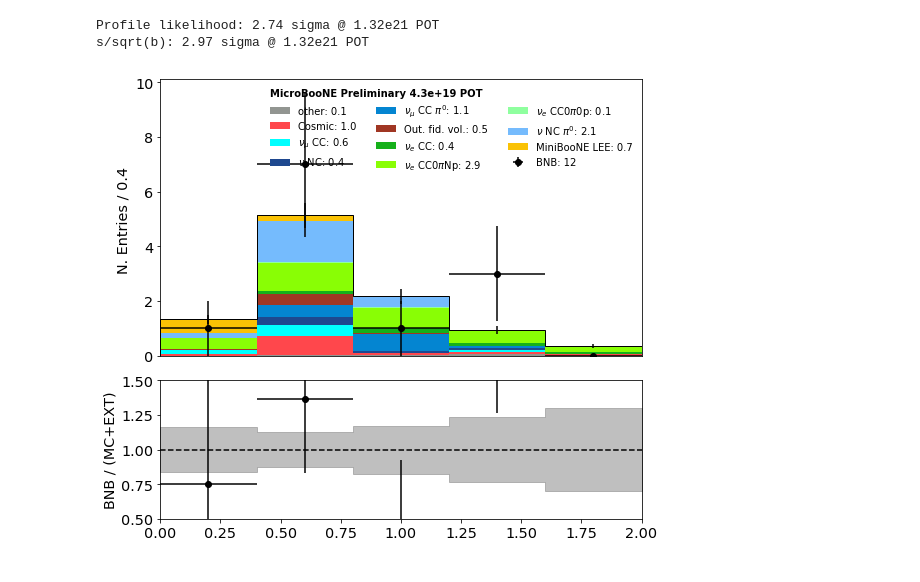
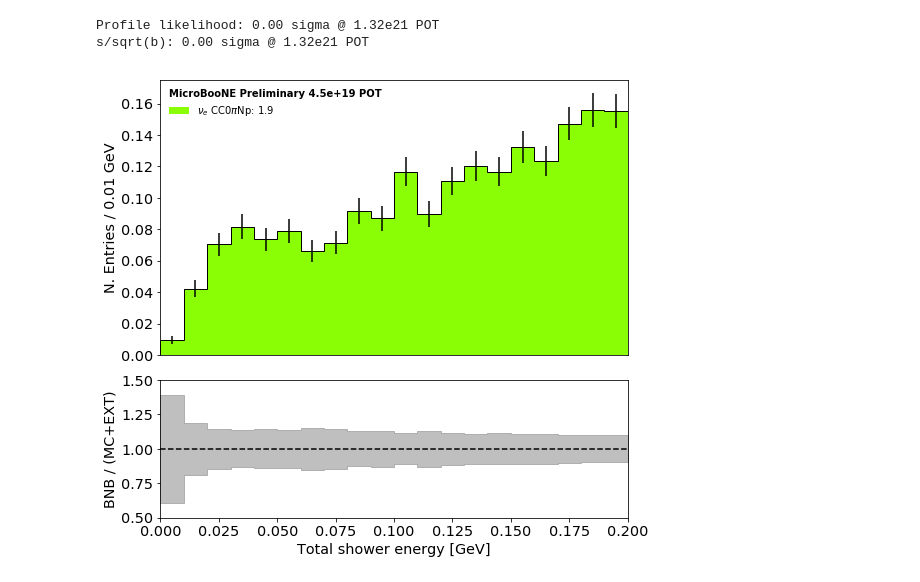
Before and after one commit to ubneutrinos/PELEE, a Jupyter notebook: Plotter.ipynb, the cells around one changed output. Cells and saved outputs as stored; diff of their text form; code cells hidden in the pictures.

```diff
--- a/Plotter.ipynb
+++ b/Plotter.ipynb
@@ -205,6 +201,15 @@ lee["genie_weight"] = 1
 #     nc.loc[(nc['nu_e'] > genie_bins[i-1]) & (nc['nu_e'] < genie_bins[i]), 'genie_weight'] = genie_scaling[i-1]
 #     lee.loc[(lee['nu_e'] > genie_bins[i-1]) & (lee['nu_e'] < genie_bins[i]), 'genie_weight'] = genie_scaling[i-1]
 # %%
+lee["reco_e"] = (lee["shr_energy_tot_cali"] + 0.030) / 0.79 + lee["trk_energy_tot"]
+data["reco_e"] = (data["shr_energy_tot_cali"] + 0.030) / 0.79 + data["trk_energy_tot"]
+nue["reco_e"] = (nue["shr_energy_tot_cali"] + 0.030) / 0.79 + nue["trk_energy_tot"]
+mc["reco_e"] = (mc["shr_energy_tot_cali"] + 0.030) / 0.79 + mc["trk_energy_tot"]
+dirt["reco_e"] = (dirt["shr_energy_tot_cali"] + 0.030) / 0.79 + dirt["trk_energy_tot"]
+ext["reco_e"] = (ext["shr_energy_tot_cali"] + 0.030) / 0.79 + ext["trk_energy_tot"]
+nc["reco_e"] = (nc["shr_energy_tot_cali"] + 0.030) / 0.79 + nc["trk_energy_tot"]
+
+
 samples = {
     "mc": mc,
     "nue": nue,
@@ -218,48 +223,48 @@ samples = {
 scaling = 1#132.0/4.5
 
 weights = {
-    "mc": 0.034985 * 2 * scaling,
-    "nue": 0.0003666828 * 2 * scaling,
-    "ext": 0.15693 * 2 * scaling,
-    "dirt": 0.147210 * scaling,
-    "lee": 0.0003666828 * 2 * scaling,
-    "nc": 0.018087 * 2 * scaling,
+    "mc": 0.0349332 * 2 * scaling,
+    "nue": 0.00037172 * 2 * scaling,
+    "ext": .15639 * 2 * scaling,
+    "dirt": 0.144746 * scaling,
+    "lee": 0.00037172 * 2 * scaling,
+    "nc": 0.017604 * 2 * scaling,
 }
 
 my_plotter = plotter.Plotter(samples, weights)
 # %%
 miniboone_bins = [
     0, 0.200, 0.300, 0.375, 0.475, 0.550, 0.675, 0.800, 0.950, 1.100, 1.300,
     1.500, 3.000
 ]
 
 score_cut = 0.99941
 
 # print(samples["data"].query("selected==1 & global_score > %g & cosmic_score > 0.995 & reco_e > 0.1 & reco_e < 0.6" % score_cut)[["run", "sub", "evt"]].to_string(index=False))
 
 fig, ax1, ax2 = my_plotter.plot_variable(
-    "reco_e",
+    "shr_energy_tot_cali",
 #     query="tksh_distance < 5 & tksh_angle < 0.9 & trk_chipr > 0 & hits_y > 100 & trk_chipr < 50 & pt/p < 0.9 & hits_ratio > 0.5 & selected==1 & shr_energy/shr_energy_tot > 0.9  & shr_distance < 5 & trk_distance < 2.5 & slpdg==12 & (shr_energy_tot+0.02)/0.8 > 0.06 & shr_tkfit_dedx_Y < 3.2 & shr_tkfit_dedx_Y > 0.7",
-    query="selected==1 & global_score > %g & cosmic_score > 0.995" % score_cut,
+    query="selected==1 & category == 11",# & global_score > %g & cosmic_score > 0.995" % score_cut,
     kind="event_category",
-    title=r" ",
+    title=r"Total shower energy [GeV]",
 #     bins=miniboone_bins,
-    bins=5,
-    range=(0,2)
+    bins=20,
+    range=(0,0.2)
 )
 
 # ax1.axvline(x=0, color="k")
 # print(samples["mc"].query("selected==1 & global_score > %g & reco_e > 0.2 & reco_e < 0.8 & category != 11" % score_cut)[["run","sub","evt","shr_score", "category", "trk_chipr"]])
 
 print("Profile likelihood: %.2f sigma @ 1.32e21 POT" % my_plotter.significance_likelihood)
 print("s/sqrt(b): %.2f sigma @ 1.32e21 POT" % my_plotter.significance)
 
 # ax1.set_ylim(0, 550)
 # ax1.set_yscale("log")
 # ax1.set_ylim(0,1)
 # ax1.set_ylim(0,450)
 fig.savefig(main_path+"plots/spectrum.pdf")
 # %% [output]
-Profile likelihood: 2.74 sigma @ 1.32e21 POT
-s/sqrt(b): 2.97 sigma @ 1.32e21 POT
+Profile likelihood: 0.00 sigma @ 1.32e21 POT
+s/sqrt(b): 0.00 sigma @ 1.32e21 POT
-[figure, old version]
+[figure, new version]
```
Also changed, not shown: parts of 1 cell of this notebook, 5 other files.
